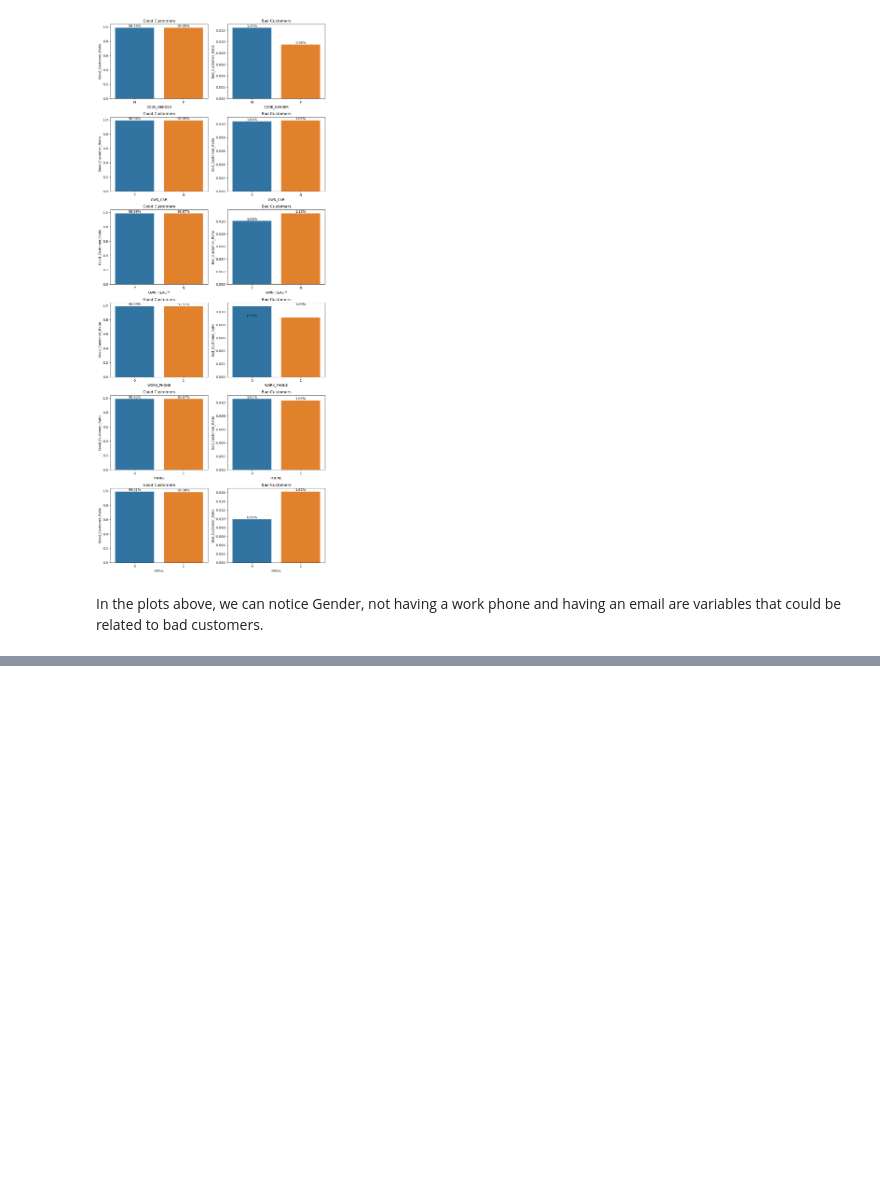
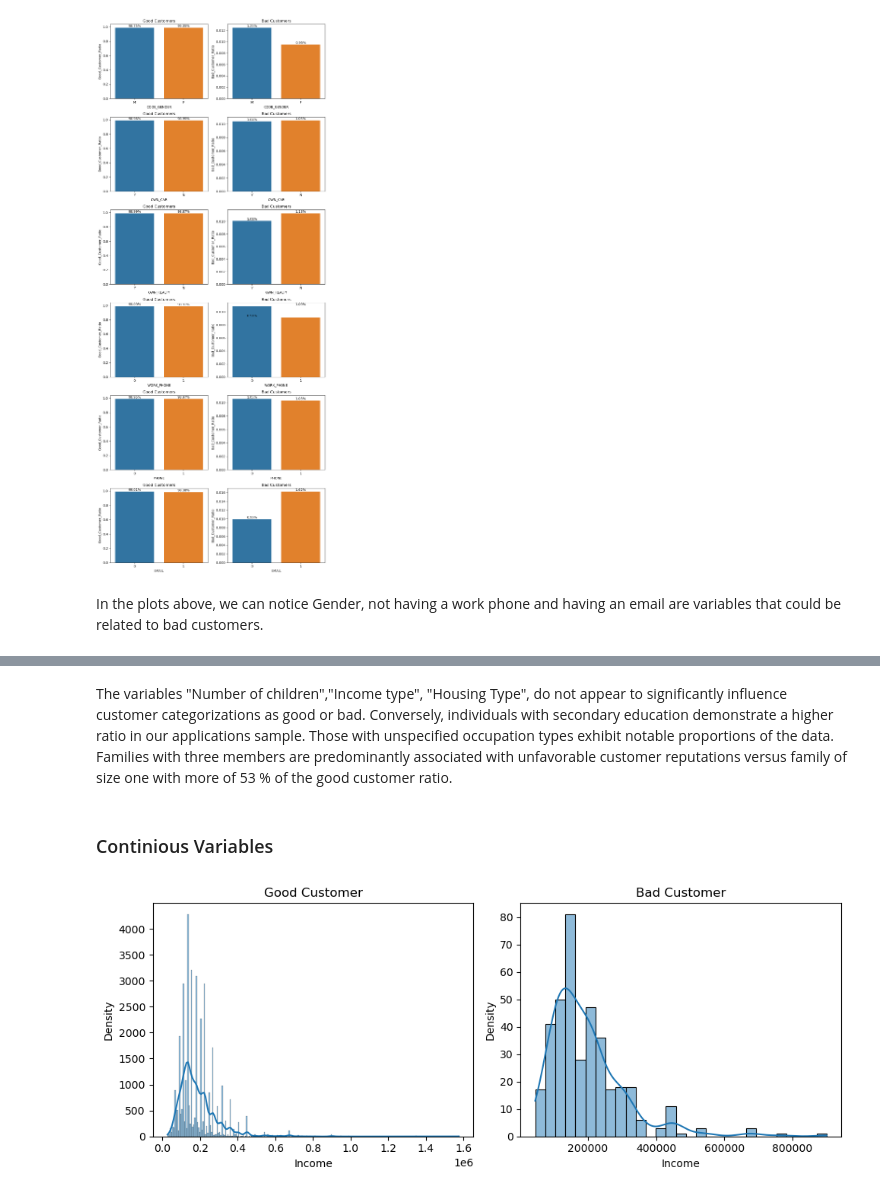
Before and after one commit to DBlassio/tangelo, a Jupyter notebook: notebooks/exploration.ipynb, the cells around one changed output, grey strips where cells are left out. Drawn from its saved outputs; the diff is of its cells as text; code cells hidden in the pictures; blank space fills up the shorter version.

```diff
--- a/notebooks/exploration.ipynb
+++ b/notebooks/exploration.ipynb
@@ -205,0 +199,24 @@ plt.show()
+# %% [markdown]
+The variables "Number of children","Income type", "Housing Type", do not appear to significantly influence customer categorizations as good or bad. Conversely, individuals with secondary education demonstrate a higher ratio in our applications sample. Those with unspecified occupation types exhibit notable proportions of the data. Families with three members are predominantly associated with unfavorable customer reputations versus family of size one with more of 53 % of the good customer ratio.
+# %% [markdown]
+### Continious Variables
+# %%
+fig, ax = plt.subplots(1, 2, figsize=(10, 4))
+# Plotting the distributions
+sns.histplot(data=df[df.target == 0], x="AMT_INCOME_TOTAL", kde=True, ax=ax[0])
+sns.histplot(data=df[df.target == 1], x="AMT_INCOME_TOTAL", kde=True, ax=ax[1])
+
+# Set titles and labels
+ax[0].set_title('Good Customer')
+ax[0].set_xlabel('Income')
+ax[0].set_ylabel('Density')
+
+ax[1].set_title('Bad Customer')
+ax[1].set_xlabel('Income')
+ax[1].set_ylabel('Density')
+
+# Adjust layout
+plt.tight_layout()
+plt.show()
+# %% [output]
+[figure, added]
```
Also changed, not shown: parts of 5 cells of this notebook.
